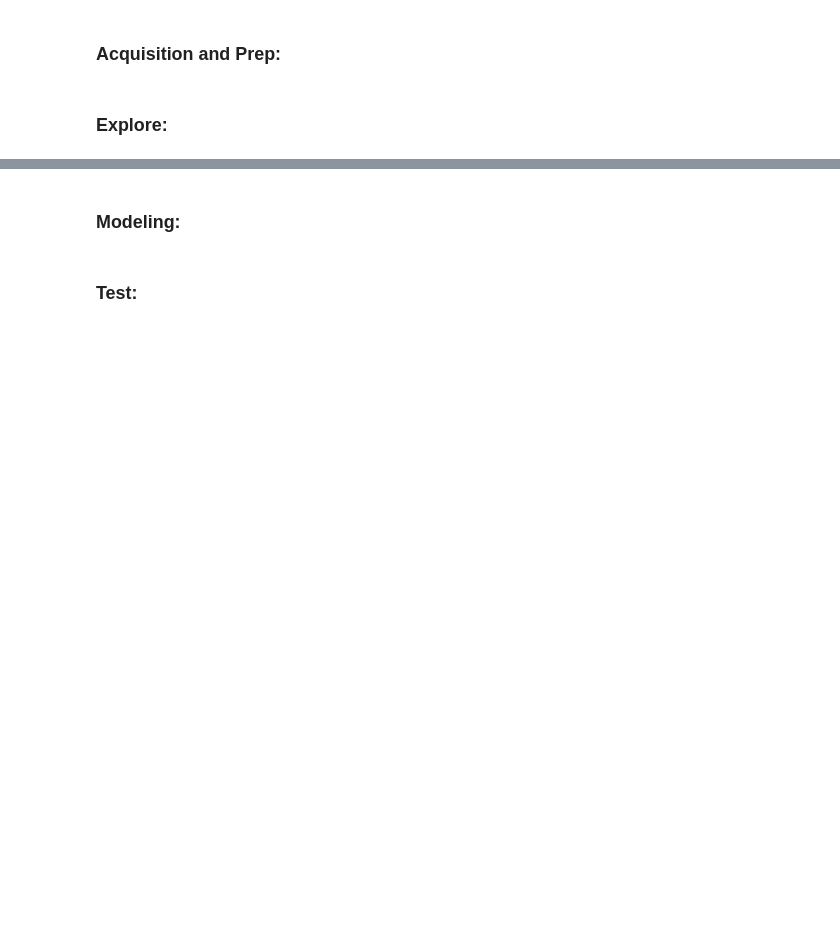
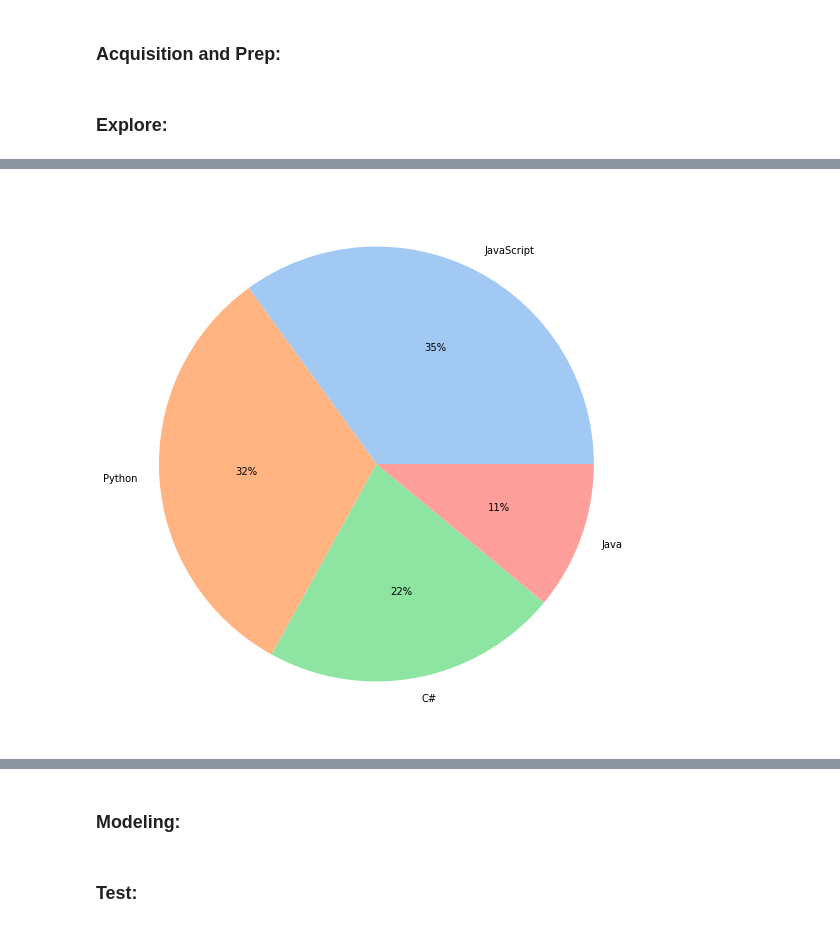
Before and after one commit to Codeup-Mirzakhani-Group1-NLP-Project/Codeup-Mirzakhani-GitHub-Scrape-NLP-Project, a Jupyter notebook: Final_Notebook_Draft.ipynb, the cells around one changed output, grey strips where cells are left out. Saved outputs shown, nothing was run; the diff lists cells and outputs as text; code cells hidden in the pictures; blank space fills up the shorter version.

```diff
--- a/Final_Notebook_Draft.ipynb
+++ b/Final_Notebook_Draft.ipynb
@@ -50,0 +63,5 @@ df = pr.get_clean_df()
+# %%
+# visualization of target variable in data set
+e.pie(df)
+# %% [output]
+[figure, added]
```
Also changed, not shown: parts of 22 cells of this notebook.
